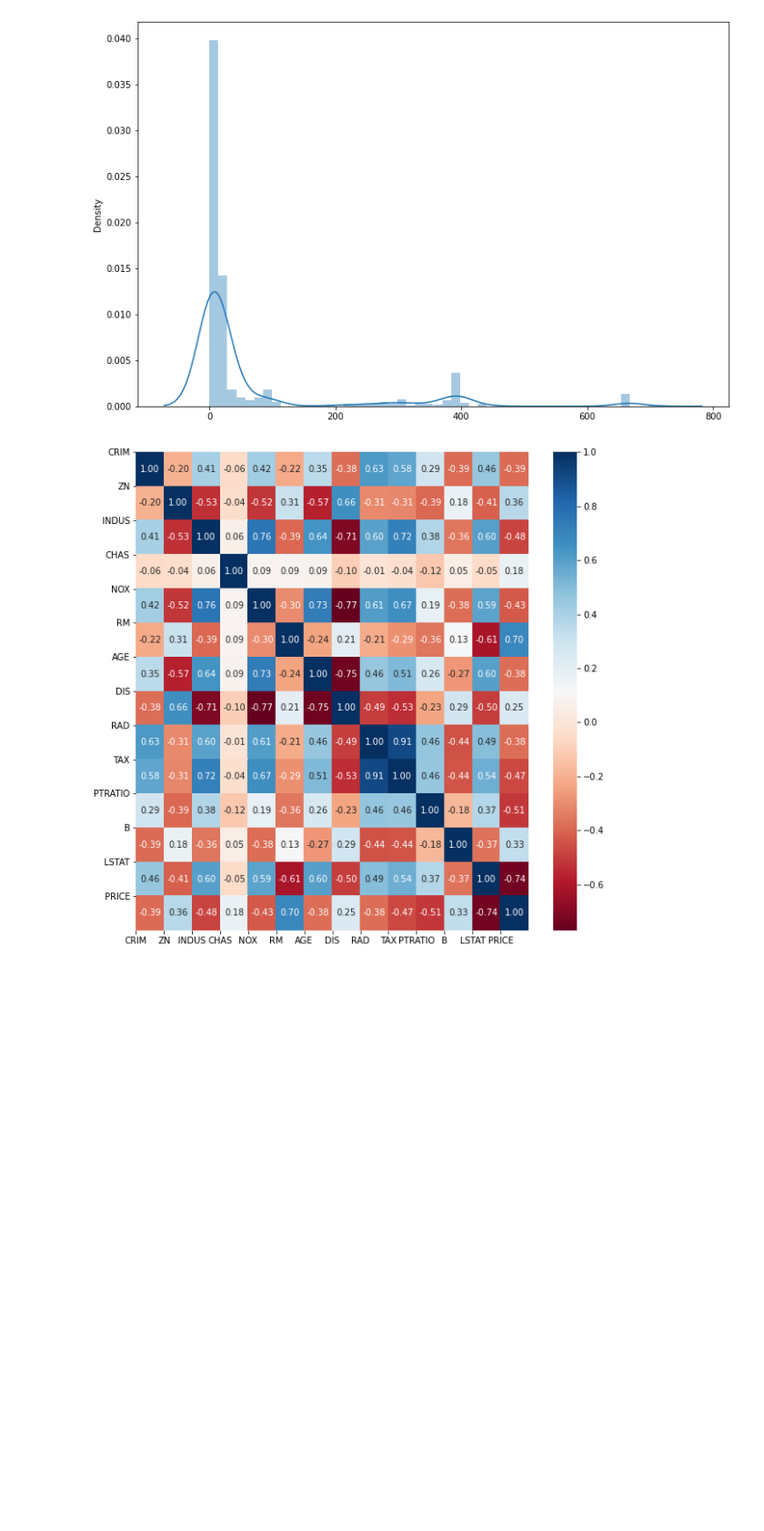
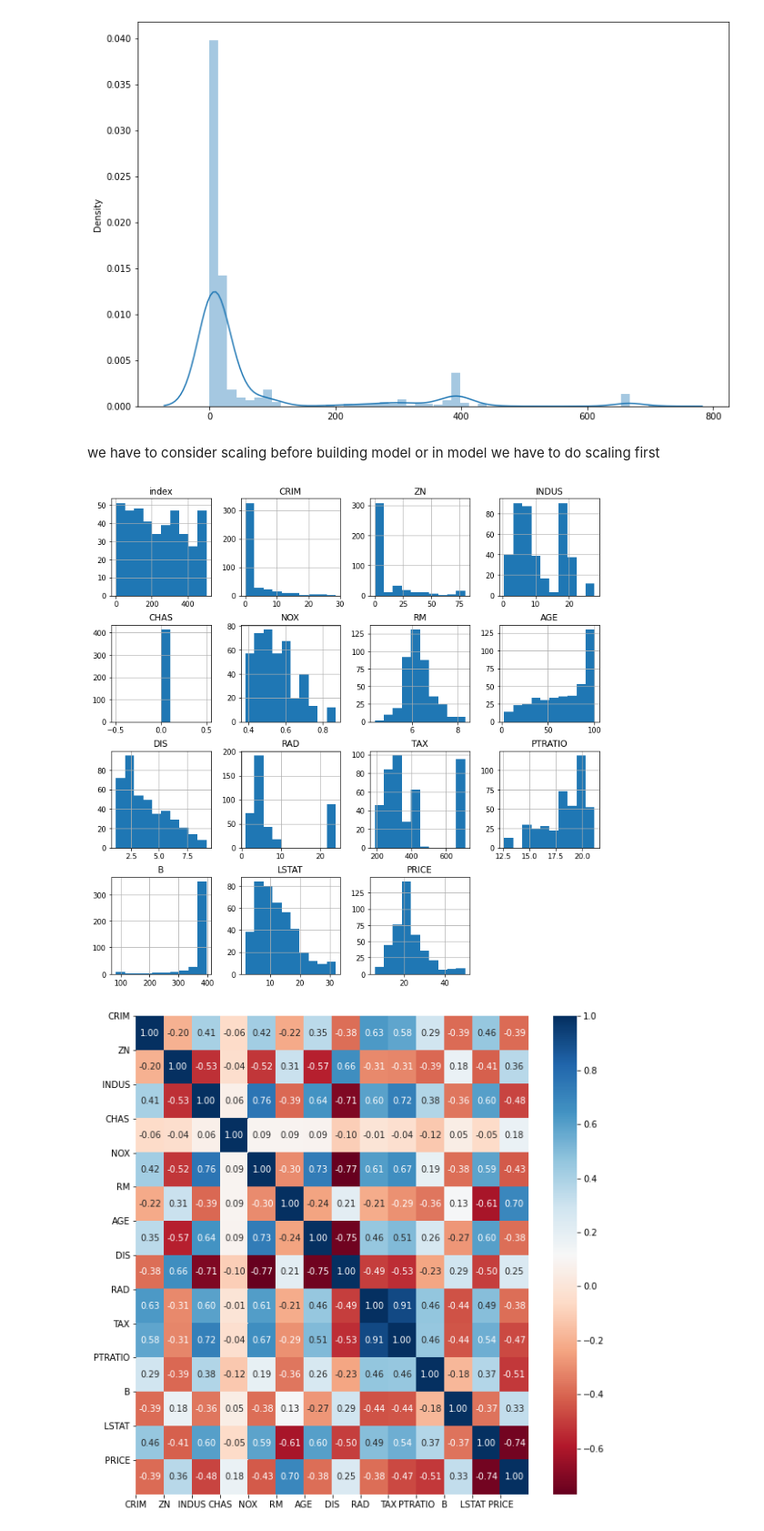
Before and after one commit to senanursahin/GlobalAIHubMachineLearningCourse, a Jupyter notebook: Homeworks/HW2.ipynb, the cells around one changed output. Shown at 91% size. Saved outputs shown, nothing was run; the diff lists cells and outputs as text; code cells hidden in the pictures; blank space fills up the shorter version.

```diff
--- a/Homeworks/HW2.ipynb
+++ b/Homeworks/HW2.ipynb
@@ -100,6 +112,13 @@ sns.distplot(df)
 # %% [output]
 <matplotlib.axes._subplots.AxesSubplot at 0x...>
 [figure]
+# %% [markdown]
+we have to consider scaling before building model or in model we have to do scaling first
+# %%
+df.hist(figsize=(12,12))
+plt.show()
+# %% [output]
+[figure, added]
 # %%
 # Draw correlation matrix
 corr = df.corr()
```
Also changed, not shown: parts of 33 cells of this notebook.
